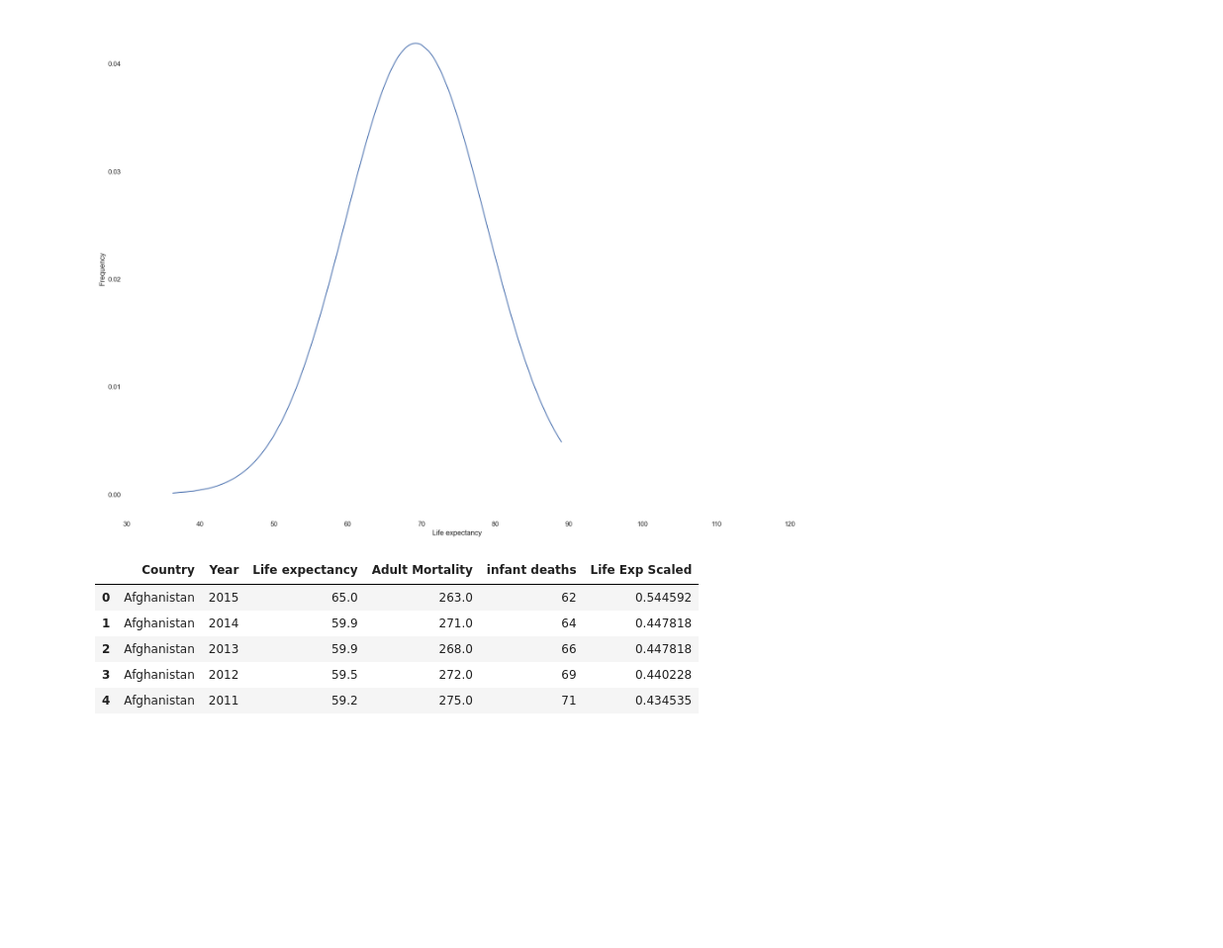
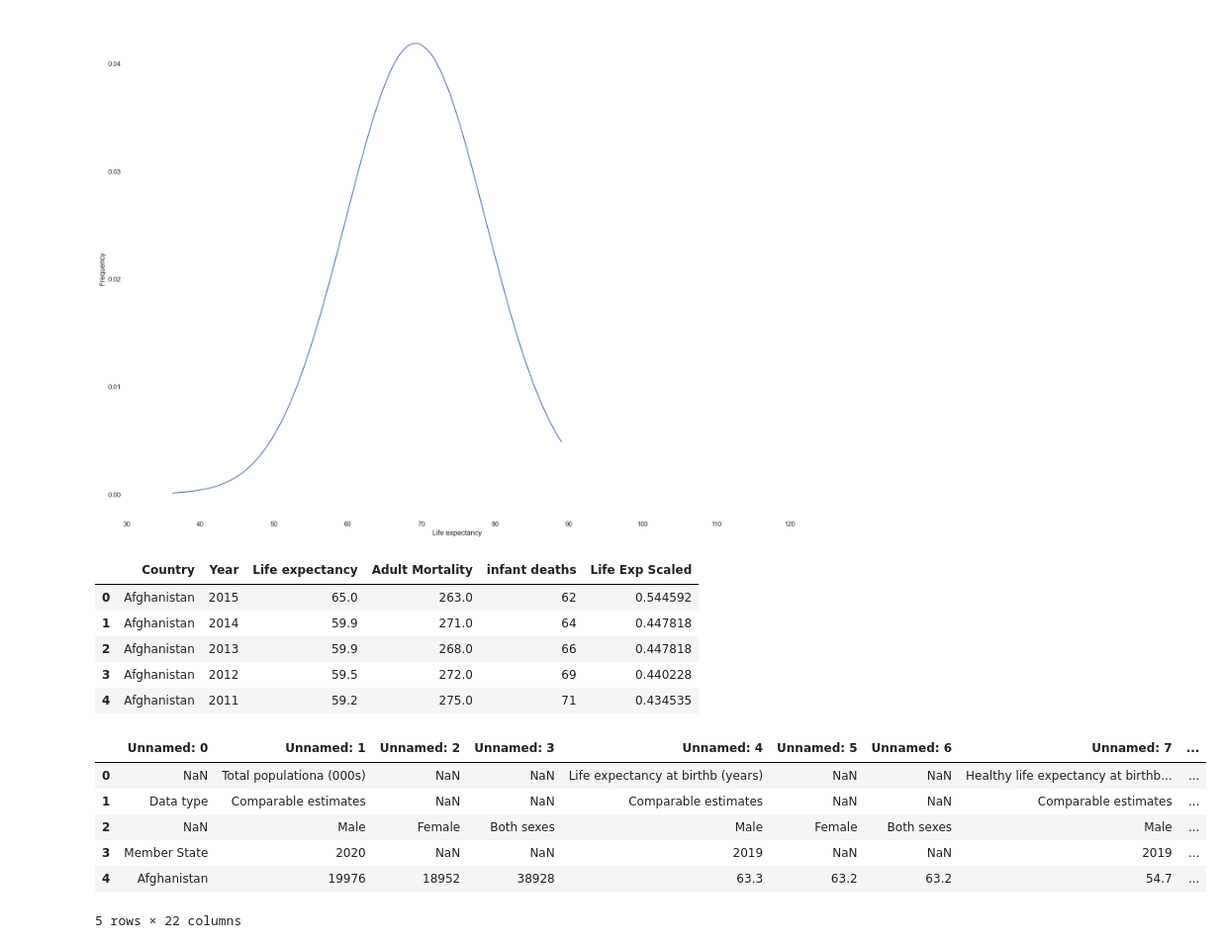
Before and after one commit to zhui803/BeastCancerDS, a Jupyter notebook: max_test.ipynb, the cells around one changed output. Shown: that part at 99% size. Saved outputs shown, nothing was run; the diff lists cells and outputs as text; code cells hidden in the pictures; blank space fills up the shorter version.

```diff
--- a/max_test.ipynb
+++ b/max_test.ipynb
@@ -186,3 +186,15 @@ Std: 9.523867487824301
 | 2 | Afghanistan | 2013 | 59.9 | 268.0 | 66 | 0.447818 |
 | 3 | Afghanistan | 2012 | 59.5 | 272.0 | 69 | 0.440228 |
 | 4 | Afghanistan | 2011 | 59.2 | 275.0 | 71 | 0.434535 |
+# %%
+try_df = pd.read_excel("whs2022_annex2.xlsx", sheet_name=2)
+try_df.head()
+#print(try_df.to_string())
+# %% [output]
+|  | Unnamed: 0 | Unnamed: 1 | Unnamed: 2 | Unnamed: 3 | Unnamed: 4 | Unnamed: 5 | Unnamed: 6 | Unnamed: 7 | ... |
+| 0 | NaN | Total populationa (000s) | NaN | NaN | Life expectancy at birthb (years) | NaN | NaN | Healthy life expectancy at birthb... | ... |
+| 1 | Data type | Comparable estimates | NaN | NaN | Comparable estimates | NaN | NaN | Comparable estimates | ... |
+| 2 | NaN | Male | Female | Both sexes | Male | Female | Both sexes | Male | ... |
+| 3 | Member State | 2020 | NaN | NaN | 2019 | NaN | NaN | 2019 | ... |
+| 4 | Afghanistan | 19976 | 18952 | 38928 | 63.3 | 63.2 | 63.2 | 54.7 | ... |
+5 rows × 22 columns
```
Also changed, not shown: 2 other files.
